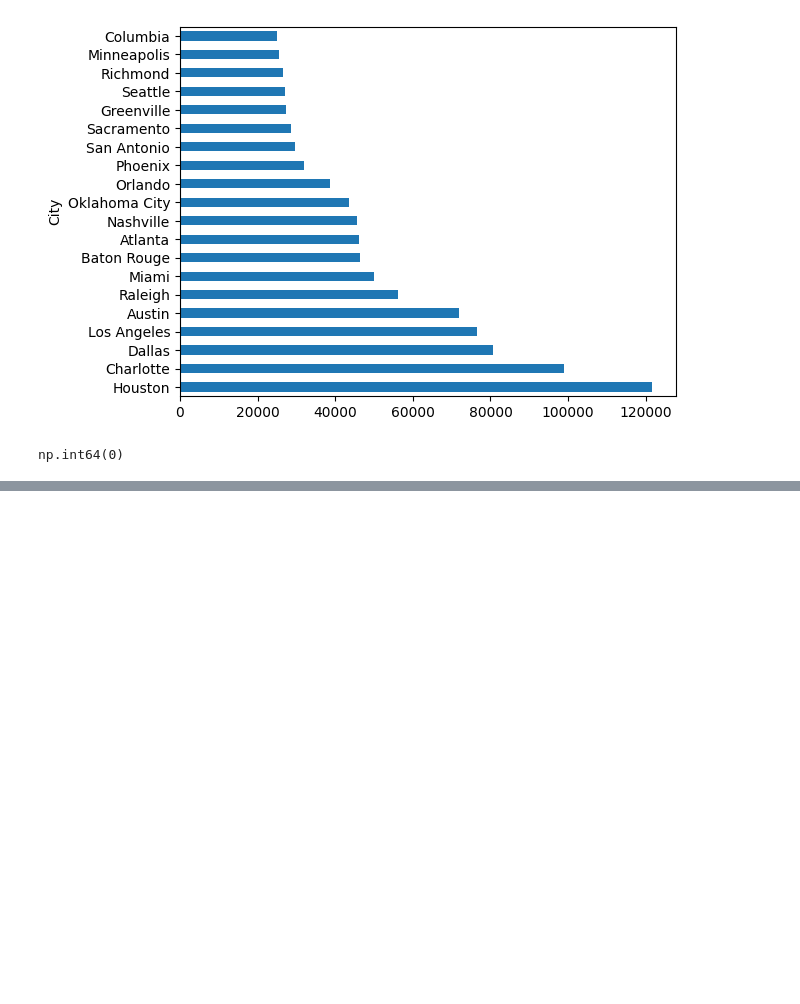
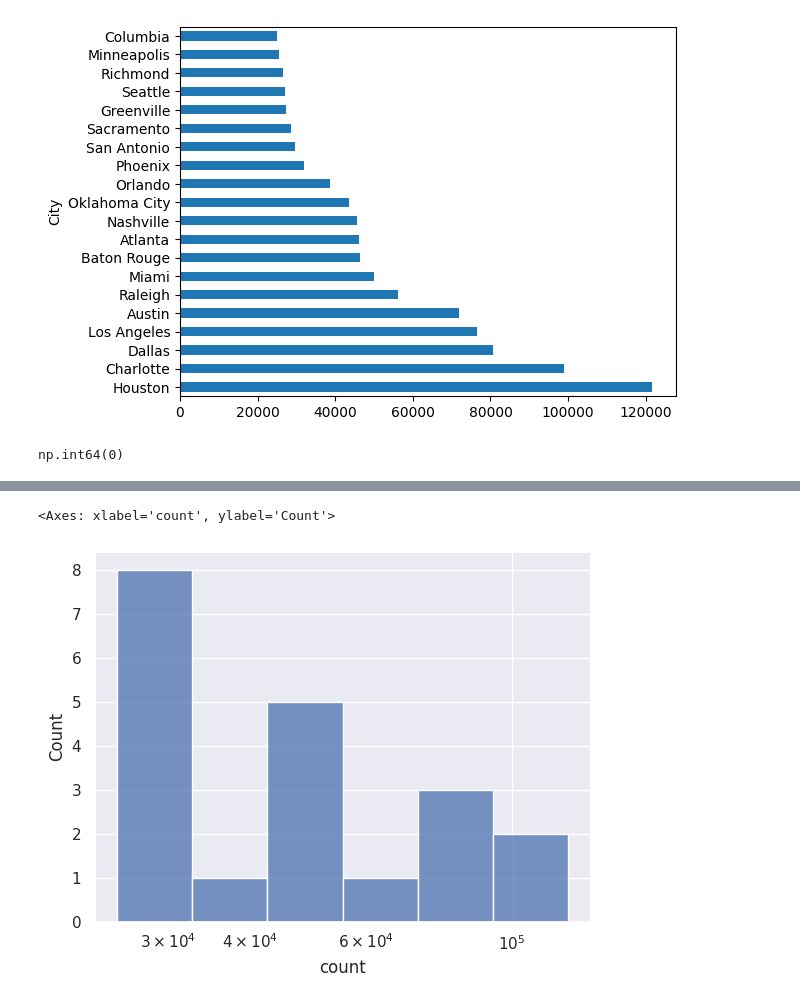
Before and after one commit to teerth-code/Exploratory-Data-Analysis-on-Accidents-in-America, a Jupyter notebook: eda.ipynb, the cells around one changed output, grey strips where cells are left out. Drawn from its saved outputs; the diff is of its cells as text; code cells hidden in the pictures; blank space fills up the shorter version.

```diff
--- a/eda.ipynb
+++ b/eda.ipynb
@@ -204,0 +235,5 @@ np.int64(0)
+# %%
+sns.histplot(sorted_cities, log_scale = True)
+# %% [output]
+<Axes: xlabel='count', ylabel='Count'>
+[figure, added]
```
Also changed, not shown: parts of 3 cells of this notebook.
